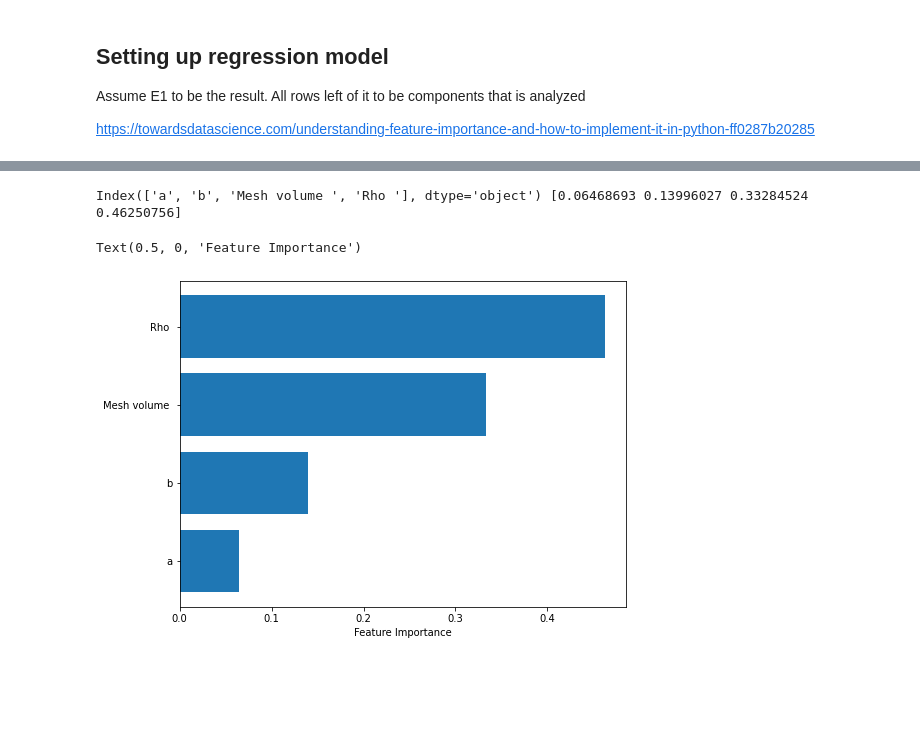
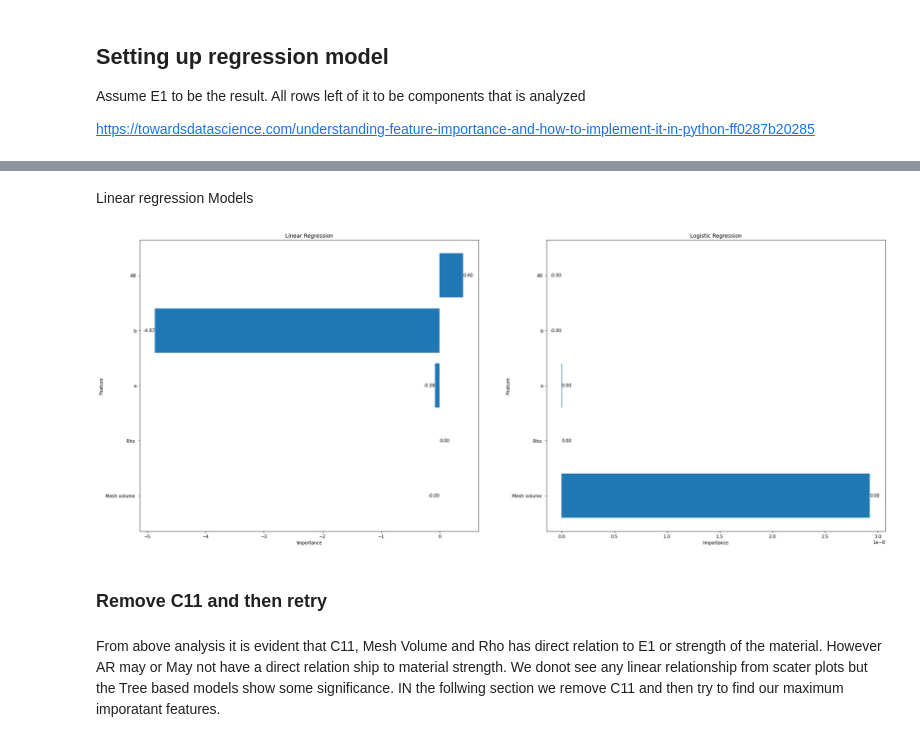
Before and after one commit to Computational-Materials-Science-UK/data_science, a Jupyter notebook: feature_importance.ipynb, the cells around one changed output, grey strips where cells are left out. Cells and saved outputs as stored; diff of their text form; code cells hidden in the pictures; blank space fills up the shorter version.

```diff
--- a/feature_importance.ipynb
+++ b/feature_importance.ipynb
@@ -269,10 +247,33 @@ Feature: 3 Rho , Score: 0.4625075621298032
+# %% [markdown]
+Linear regression Models
+# %%
+fig, axs = plt.subplots(1, 2)
+
+
+
+
+axs[0].title.set_text('Linear Regression')
+hbars=axs[0].barh(X.columns, lr.coef_)
+axs[0].set_xlabel('Importance')
+axs[0].set_ylabel('Feature')
+axs[0].bar_label(hbars,fmt='%.2f')
+
+axs[1].title.set_text('Logistic Regression')
+hbars=axs[1].barh(X.columns, lgr.coef_[0])
+axs[1].set_xlabel('Importance')
+axs[1].set_ylabel('Feature')
+axs[1].bar_label(hbars,fmt='%.2f')
+
+plt.show()
+# %% [output]
+[figure, added]
 # %%
-sort = dtr.feature_importances_.argsort()
-print(df.columns[sort], dtr.feature_importances_[sort])
+# sort = dtr.feature_importances_.argsort()
+# print(X.columns[sort], dtr.feature_importances_[sort])
 
-plt.barh(df.columns[sort], dtr.feature_importances_[sort])
-plt.xlabel("Feature Importance")
+# hbars=barh(X.columns[sort], dtr.feature_importances_[sort])
+# plt.xlabel("Feature Importance")
-# %% [output]
-Index(['a', 'b', 'Mesh volume ', 'Rho '], dtype='object') [0.06468693 0.13996027 0.33284524 0.46250756]
-Text(0.5, 0, 'Feature Importance')
-[figure, removed]
+# %% [markdown]
+### Remove C11 and then retry
+# %% [markdown]
+From above analysis it is evident that C11, Mesh Volume and Rho has direct relation to E1 or strength of the material. However  AR may or May not have a direct relation ship to material strength. We donot see any linear relationship from scater plots but the Tree based models show some significance. IN the follwing section we remove C11 and then try to find our maximum imporatant features.
```
Also changed, not shown: parts of 21 cells of this notebook.
